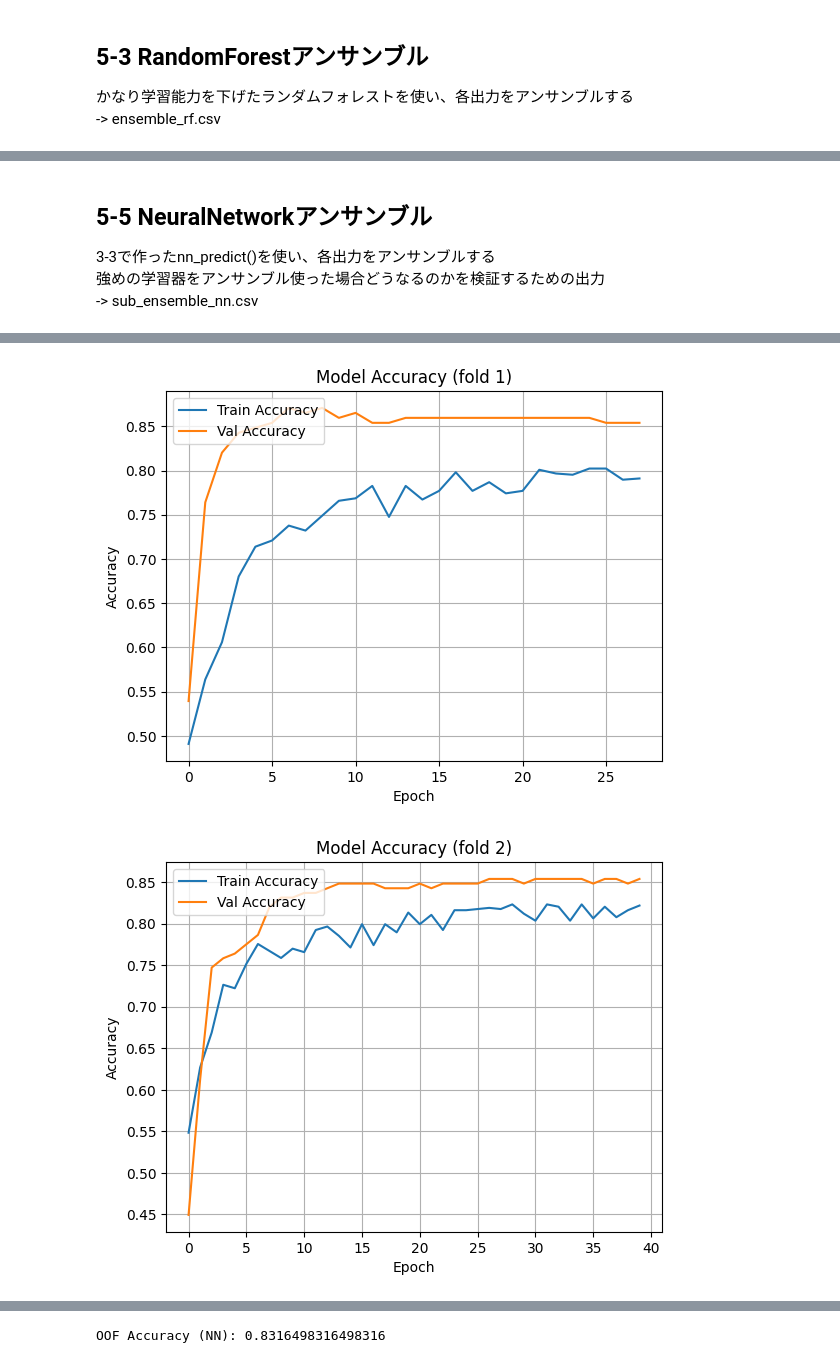
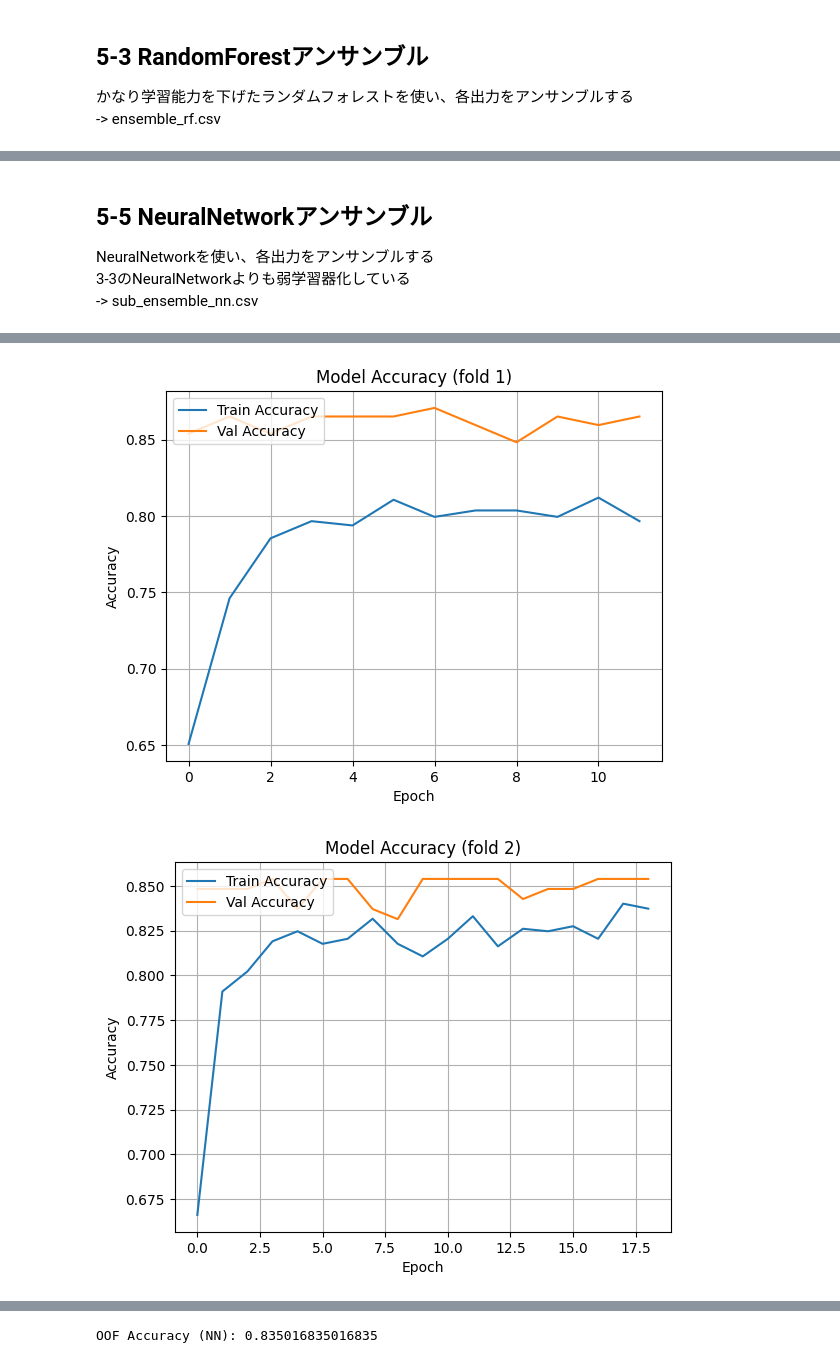
Before and after one commit to kazakamibeer/public, a Jupyter notebook: titanic-a-set-of-fundamental-analyses.ipynb, the cells around one changed output, grey strips where cells are left out. Cells and saved outputs as stored; diff of their text form; code cells hidden in the pictures.

```diff
--- a/titanic-a-set-of-fundamental-analyses.ipynb
+++ b/titanic-a-set-of-fundamental-analyses.ipynb
@@ -876,30 +1016,17 @@ from sklearn.ensemble import RandomForestClassifier
 from sklearn.metrics import accuracy_score, log_loss
 
 # メタモデル：ランダムフォレスト
-meta_model = RandomForestClassifier(
-    n_estimators=10,            # 木の本数を少なく（小規模なアンサンブル）
-    max_depth=2,                # 各木を浅く（過学習を防ぐ）
-    max_leaf_nodes=4,           # 各木の最大葉ノード数を4つに制限（複雑化の防止）
-    max_features=1,             # 各分割時に1つの特徴量のみ検討（ランダム性↑＋単純化）
-    min_samples_leaf=10,        # 各葉に最低10サンプル必要（安定したノード）
-    n_jobs=-1,                  # 並列処理（速度向上のため）
-    random_state=0              # 再現性のための乱数固定
-)
-
-# 学習
-meta_model.fit(train_preds, y_train)
+meta_oof_rf, meta_proba_rf, avg_importance = rf_predict(train_preds,
+                                                        y_train,
+                                                        test_preds,
+                                                        params=rf_weak_params)
 
 # 重みの代わりにフィーチャーインポータンスを見る
-importances = meta_model.feature_importances_
 print("Feature importances (model weights):")
-for name, imp in zip(train_preds.columns, importances):
+for name, imp in zip(train_preds.columns, avg_importance):
     print(f"{name}: {imp:.4f}")
 
 #-- テストデータに適用して最終出力を生成 --#
-meta_proba_rf = meta_model.predict_proba(test_preds)[:, 1]
 sub['Survived'] = (meta_proba_rf > 0.5).astype(int)
 sub.to_csv('sub_ensemble_rf.csv', index=False)
-
-# 最終予測は確率で求めなくてもよい（分類タスク：0 or 1）
-# sub['Survived'] = meta_model.predict(test_preds)
 # %% [output]
@@ -917,7 +1045,12 @@ nn_20: 0.1550
 -> sub_ensemble_lgbm.csv
 # %%
-oof, meta_proba_lgbm = lgbm_predict(train_preds, y_train, test_preds)
+# paramsにアンサンブル用のweak_paramsを使用
+meta_oof_lgbm, meta_proba_lgbm, importance_df = lgbm_predict(train_preds,
+                                                             y_train,
+                                                             test_preds,
+                                                             params=lgbm_weak_params)
 sub['Survived'] = (meta_proba_lgbm > 0.5).astype(int)
 sub.to_csv('sub_ensemble_lgbm.csv', index=False)
+importance_df.head(6)
 # %% [output]
 Training until validation scores don't improve for 10 rounds
@@ -940,10 +1080,15 @@ OOF Accuracy (lgbm): 0.8316498316498316
 # %% [markdown]
 ## 5-5 NeuralNetworkアンサンブル
-3-3で作ったnn_predict()を使い、各出力をアンサンブルする
-強めの学習器をアンサンブル使った場合どうなるのかを検証するための出力
+NeuralNetworkを使い、各出力をアンサンブルする
+3-3のNeuralNetworkよりも弱学習器化している
 -> sub_ensemble_nn.csv
 # %%
-oof, meta_proba_nn = nn_predict(train_preds, y_train, test_preds)
+# アンサンブル用のパラメータbuild_weak_model, early_stop_weakを使用
+meta_oof_nn, meta_proba_nn = nn_predict(train_preds,
+                                        y_train,
+                                        test_preds,
+                                        build_model_fn=build_weak_model,
+                                        early_stopping_cb=early_stop_weak)
 sub['Survived'] = (meta_proba_nn > 0.5).astype(int)
 sub.to_csv('sub_ensemble_nn.csv', index=False)
 # %% [output]
@@ -968,2 +1113,2 @@ Epoch 23: early stopping
-[figure, old version]
+[figure, new version]
-[figure, old version]
+[figure, new version]
@@ -972,4 +1117,4 @@ Epoch 23: early stopping
-OOF Accuracy (NN): 0.8316498316498316
+OOF Accuracy (NN): 0.835016835016835
 # %% [markdown]
 # 6) ２層目の出力をアンサンブル（３層目モデル）
 これはもうやりすぎで良い結果は出ないと思われるが実験として行う
```
Also changed, not shown: parts of 24 cells of this notebook.
